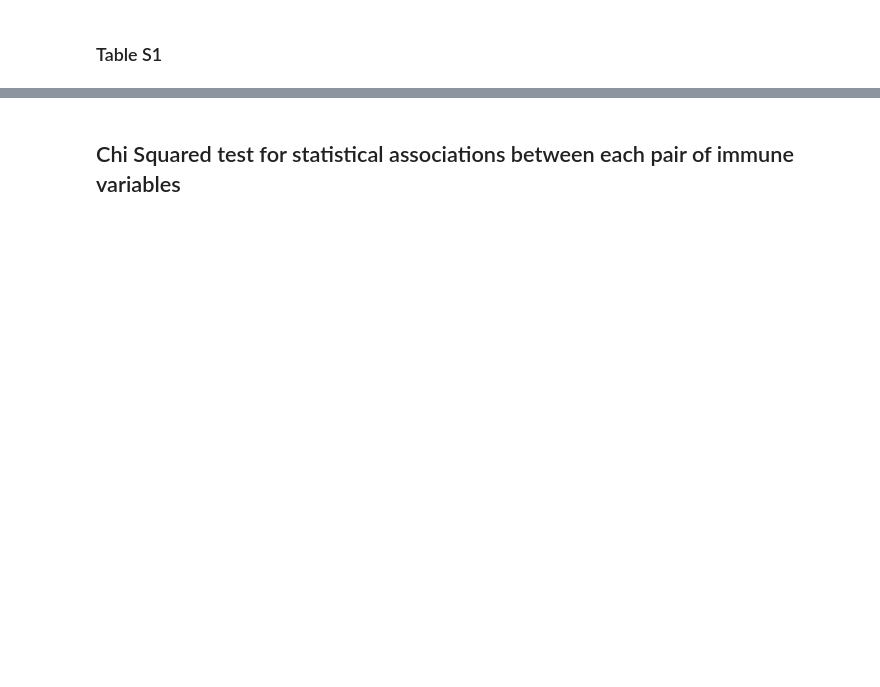
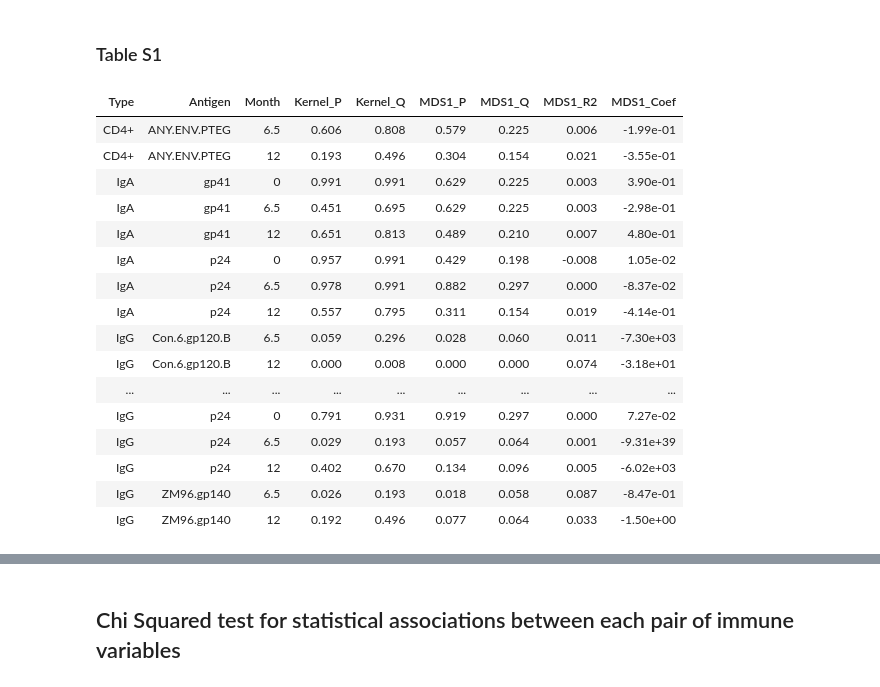
Before and after one commit to cramjaco/Nyvac_096_Microbiome, a Jupyter notebook: Mar2018_096.ipynb, the cells around one changed output, grey strips where cells are left out. Saved outputs shown, nothing was run; the diff lists cells and outputs as text; code cells hidden in the pictures; blank space fills up the shorter version.

```diff
--- a/Mar2018_096.ipynb
+++ b/Mar2018_096.ipynb
@@ -903,34 +1286,52 @@ mutate(
     # this row needs to happen first, since the reformatting of the nother numbers makes them harder to call
     MDS1_Coef = cell_spec(format(MDS1_Coef, digits = 3), "html",
                            color = ifelse(MDS1_P < 0.05,
                                          ifelse(MDS1_Coef < 0, 'red', 'blue'),
                                          'black')),
     Kernel_P = cell_spec(format_round(Kernel_P, 3), "html",
                                   bold = ifelse(Kernel_P < 0.05, T, F),
                                   background = ifelse(Kernel_P < 0.05, 'yellow', '')
                                  ),
     Kernel_Q = cell_spec(format_round(Kernel_Q, 3), "html",
                                   bold = ifelse(Kernel_Q < 0.2, T, F),
                                   background = ifelse(Kernel_Q < 0.2, 'lightyellow', '')
                                  ),
      MDS1_P  = cell_spec(format_round(MDS1_P, 3), "html",
                                   bold = ifelse(MDS1_P < 0.05, T, F),
                                   background = ifelse(MDS1_P < 0.05, 'yellow', '')
                                  ),
     MDS1_Q = cell_spec(format_round(MDS1_Q, 3), "html",
                                   bold = ifelse(MDS1_Q < 0.2, T, F),
                                   background = ifelse(MDS1_Q < 0.2, 'lightyellow', '')
                                  ),
     Month = cell_spec(Month, "html")
 
 
       ) %>%
 kable("html", escape = F, digits = 3, align = 'c') %>%
 as.character() -> concisePermKernTableGaus.html
 
 concisePermKernTableGaus.html %>%
 display_html() %>%
-concisePermKernTableGaus.html %>% cat(file = 'tables/concisePermkernTableGaus.html')
+cat(file = 'tables/concisePermkernTableGaus.html')
+# %% [output]
+| Type | Antigen | Month | Kernel_P | Kernel_Q | MDS1_P | MDS1_Q | MDS1_R2 | MDS1_Coef |
+| CD4+ | ANY.ENV.PTEG | 6.5 | 0.606 | 0.808 | 0.579 | 0.225 | 0.006 | -1.99e-01 |
+| CD4+ | ANY.ENV.PTEG | 12 | 0.193 | 0.496 | 0.304 | 0.154 | 0.021 | -3.55e-01 |
+| IgA | gp41 | 0 | 0.991 | 0.991 | 0.629 | 0.225 | 0.003 | 3.90e-01 |
+| IgA | gp41 | 6.5 | 0.451 | 0.695 | 0.629 | 0.225 | 0.003 | -2.98e-01 |
+| IgA | gp41 | 12 | 0.651 | 0.813 | 0.489 | 0.210 | 0.007 | 4.80e-01 |
+| IgA | p24 | 0 | 0.957 | 0.991 | 0.429 | 0.198 | -0.008 | 1.05e-02 |
+| IgA | p24 | 6.5 | 0.978 | 0.991 | 0.882 | 0.297 | 0.000 | -8.37e-02 |
+| IgA | p24 | 12 | 0.557 | 0.795 | 0.311 | 0.154 | 0.019 | -4.14e-01 |
+| IgG | Con.6.gp120.B | 6.5 | 0.059 | 0.296 | 0.028 | 0.060 | 0.011 | -7.30e+03 |
+| IgG | Con.6.gp120.B | 12 | 0.000 | 0.008 | 0.000 | 0.000 | 0.074 | -3.18e+01 |
+| ... | ... | ... | ... | ... | ... | ... | ... | ... |
+| IgG | p24 | 0 | 0.791 | 0.931 | 0.919 | 0.297 | 0.000 | 7.27e-02 |
+| IgG | p24 | 6.5 | 0.029 | 0.193 | 0.057 | 0.064 | 0.001 | -9.31e+39 |
+| IgG | p24 | 12 | 0.402 | 0.670 | 0.134 | 0.096 | 0.005 | -6.02e+03 |
+| IgG | ZM96.gp140 | 6.5 | 0.026 | 0.193 | 0.018 | 0.058 | 0.087 | -8.47e-01 |
+| IgG | ZM96.gp140 | 12 | 0.192 | 0.496 | 0.077 | 0.064 | 0.033 | -1.50e+00 |
 # %%
 concisePermKernTableGaus %>% filter(Kernel_P < 0.05) -> shortPermkernTableGaus
 shortPermkernTableGaus
```
Also changed, not shown: parts of 110 cells of this notebook, 19 other files.
